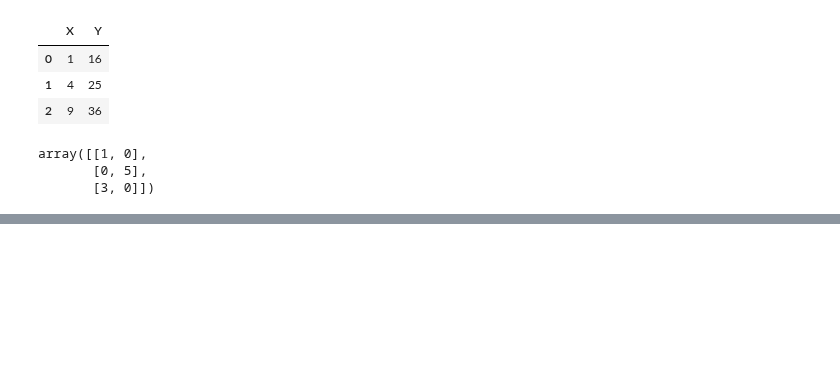
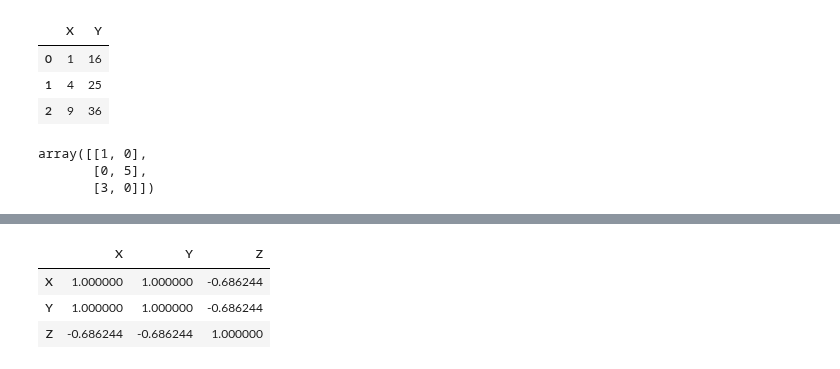
Before and after one commit to izzat-ai/learning-ai, a Jupyter notebook: pandas/24_dec_practice.ipynb, the cells around one changed output, grey strips where cells are left out. Cells and saved outputs as stored; diff of their text form; code cells hidden in the pictures; blank space fills up the shorter version.

```diff
--- a/pandas/24_dec_practice.ipynb
+++ b/pandas/24_dec_practice.ipynb
@@ -217,0 +347,7 @@ array([[1, 0],
+# %%
+df14.corr()
+# %% [output]
+|  | X | Y | Z |
+| X | 1.000000 | 1.000000 | -0.686244 |
+| Y | 1.000000 | 1.000000 | -0.686244 |
+| Z | -0.686244 | -0.686244 | 1.000000 |
```
Also changed, not shown: parts of 24 cells of this notebook.
